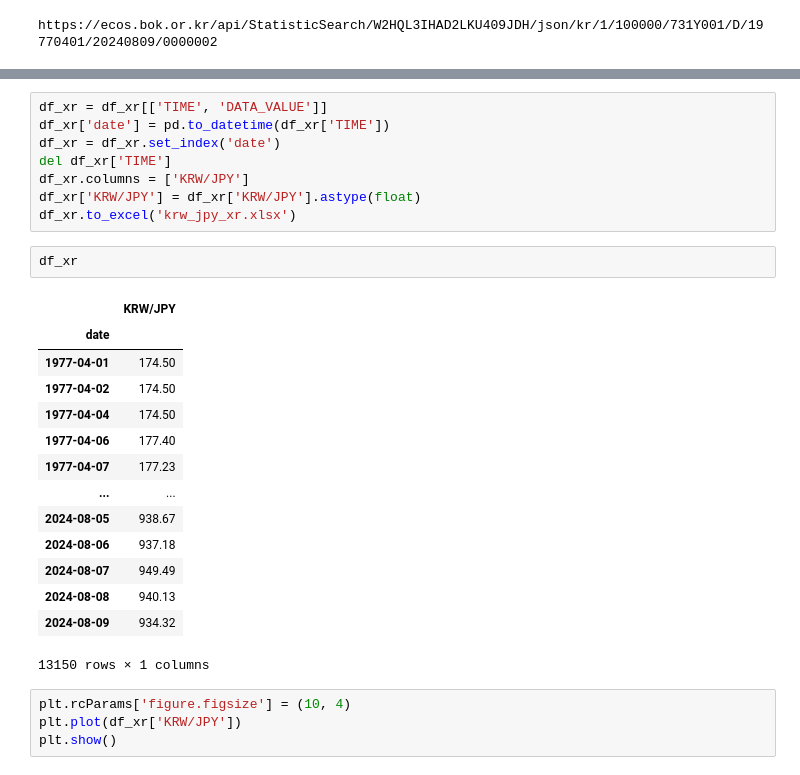
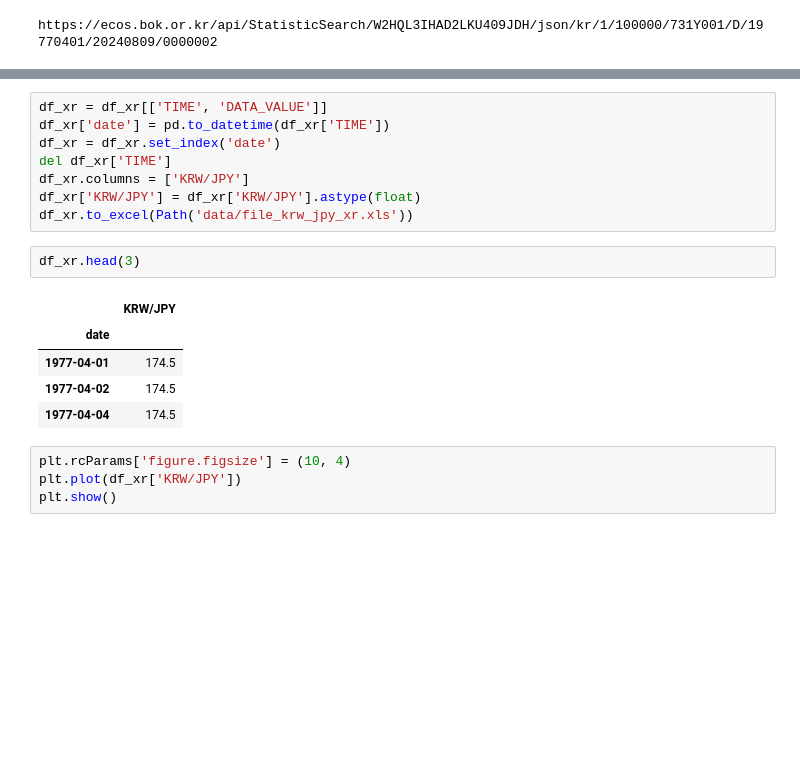
Before and after one commit to YoungminChoAtKaist/findb2024, a Jupyter notebook: findatabase.ipynb, the cells around one changed output, grey strips where cells are left out. Saved outputs shown, nothing was run; the diff lists cells and outputs as text; blank space fills up the shorter version.

```diff
--- a/findatabase.ipynb
+++ b/findatabase.ipynb
@@ -124,24 +101,15 @@ df_xr = df_xr.set_index('date')
 del df_xr['TIME']
 df_xr.columns = ['KRW/JPY']
 df_xr['KRW/JPY'] = df_xr['KRW/JPY'].astype(float)
-df_xr.to_excel('krw_jpy_xr.xlsx')
+df_xr.to_excel(Path('data/file_krw_jpy_xr.xls'))
 # %%
-df_xr
+df_xr.head(3)
 # %% [output]
 |  | KRW/JPY |
 | date |  |
-| 1977-04-01 | 174.50 |
-| 1977-04-02 | 174.50 |
-| 1977-04-04 | 174.50 |
-| 1977-04-06 | 177.40 |
-| 1977-04-07 | 177.23 |
-| ... | ... |
-| 2024-08-05 | 938.67 |
-| 2024-08-06 | 937.18 |
-| 2024-08-07 | 949.49 |
-| 2024-08-08 | 940.13 |
-| 2024-08-09 | 934.32 |
+| 1977-04-01 | 174.5 |
+| 1977-04-02 | 174.5 |
+| 1977-04-04 | 174.5 |
-13150 rows × 1 columns
 # %%
 plt.rcParams['figure.figsize'] = (10, 4)
 plt.plot(df_xr['KRW/JPY'])
```
Also changed, not shown: parts of 34 cells of this notebook, 1 other file.
